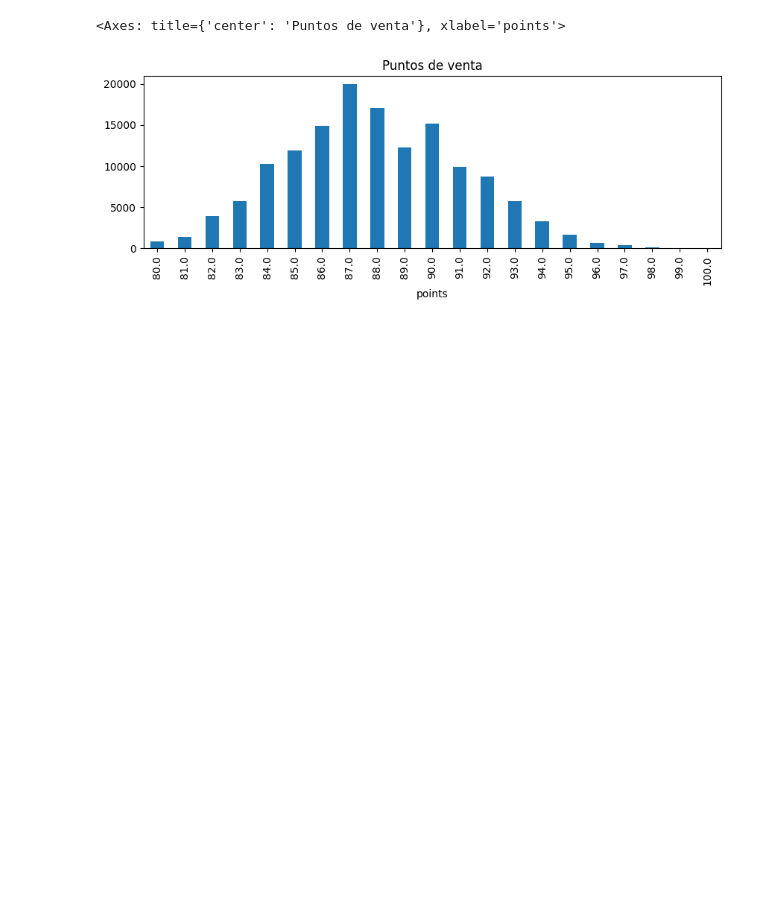
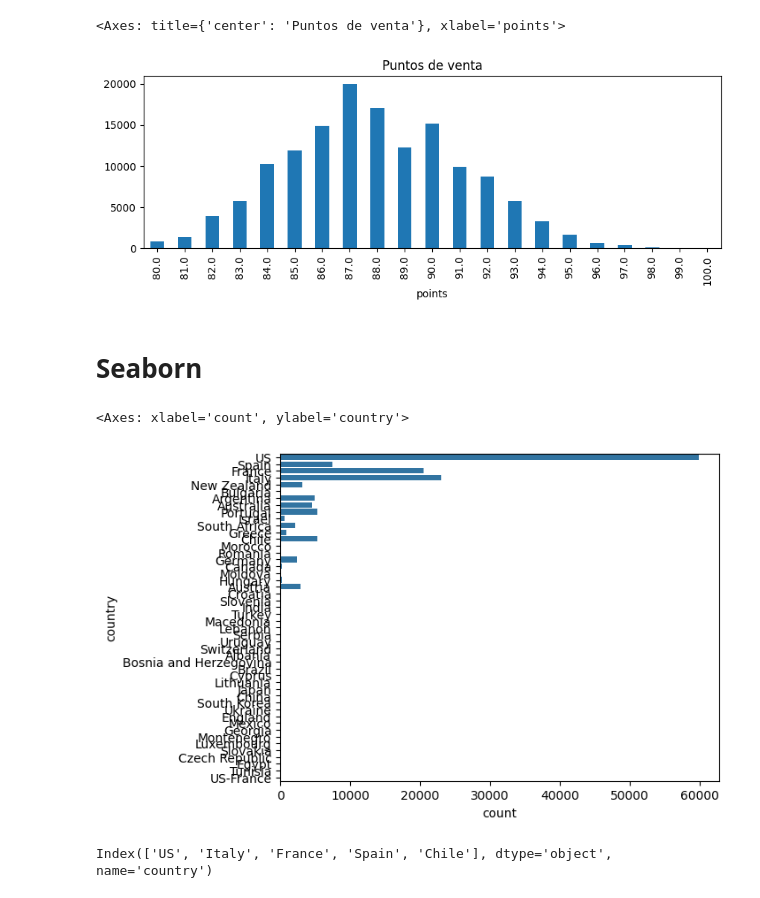
Before and after one commit to andresfkyjas/pad20252_1, a Jupyter notebook: src/clases_ad/clase_4_graficos.ipynb, the cells around one changed output. Cells and saved outputs as stored; diff of their text form; code cells hidden in the pictures; blank space fills up the shorter version.

Commit message:
seamana 4 seaborn graficos

```diff
--- a/src/clases_ad/clase_4_graficos.ipynb
+++ b/src/clases_ad/clase_4_graficos.ipynb
@@ -102,3 +102,5 @@ df2["points"].value_counts().sort_index().plot.bar(figsize=(10,3),fontsize=10,ti
 # %% [output]
 <Axes: title={'center': 'Puntos de venta'}, xlabel='points'>
 [figure]
+# %% [markdown]
+# Seaborn
@@ -104,0 +109,9 @@ df2["points"].value_counts().sort_index().plot.bar(figsize=(10,3),fontsize=10,ti
+# %%
+sns.countplot(df2["country"])
+# %% [output]
+<Axes: xlabel='count', ylabel='country'>
+[figure, added]
+# %%
+df2.country.value_counts().iloc[:5].index
+# %% [output]
+Index(['US', 'Italy', 'France', 'Spain', 'Chile'], dtype='object', name='country')
```
Also changed, not shown: parts of 15 cells of this notebook, 1 other file.
